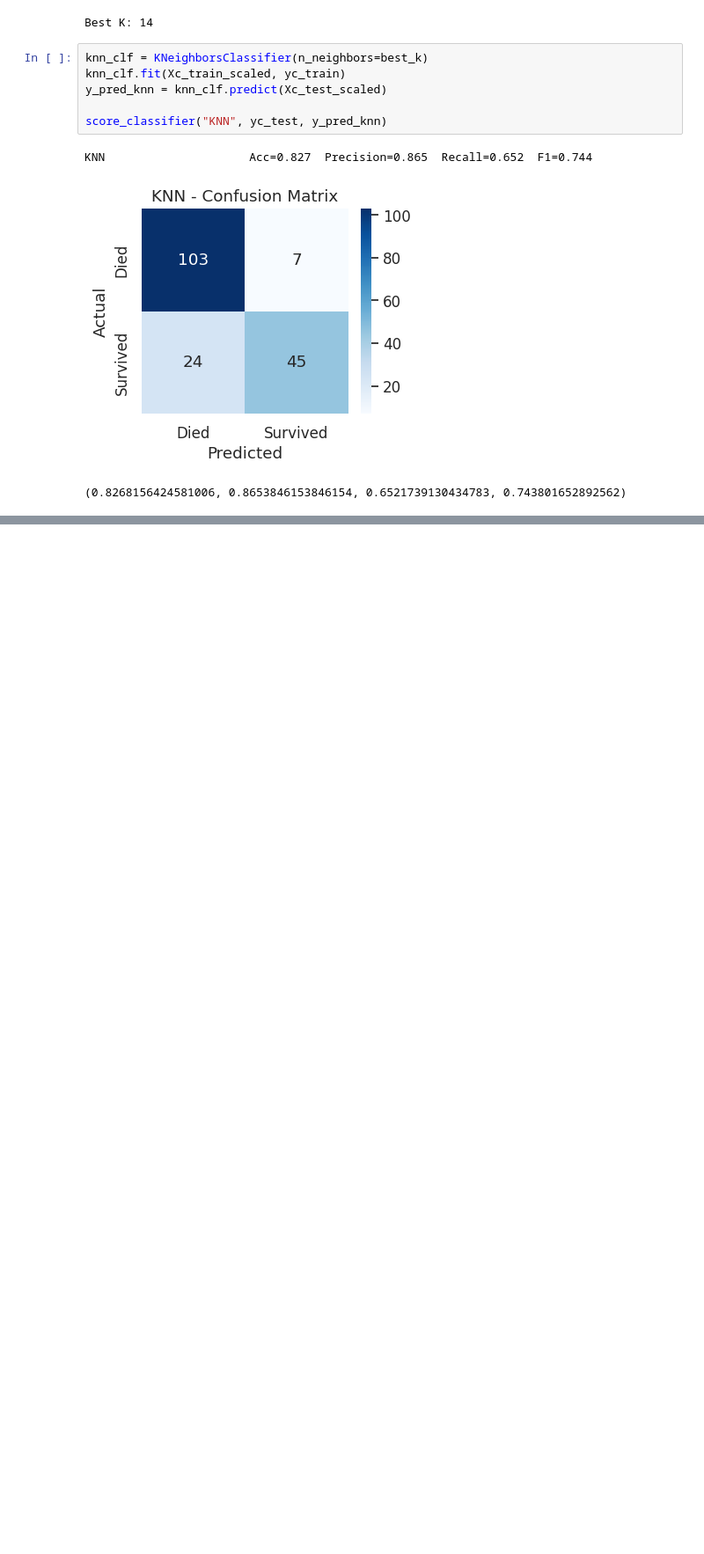
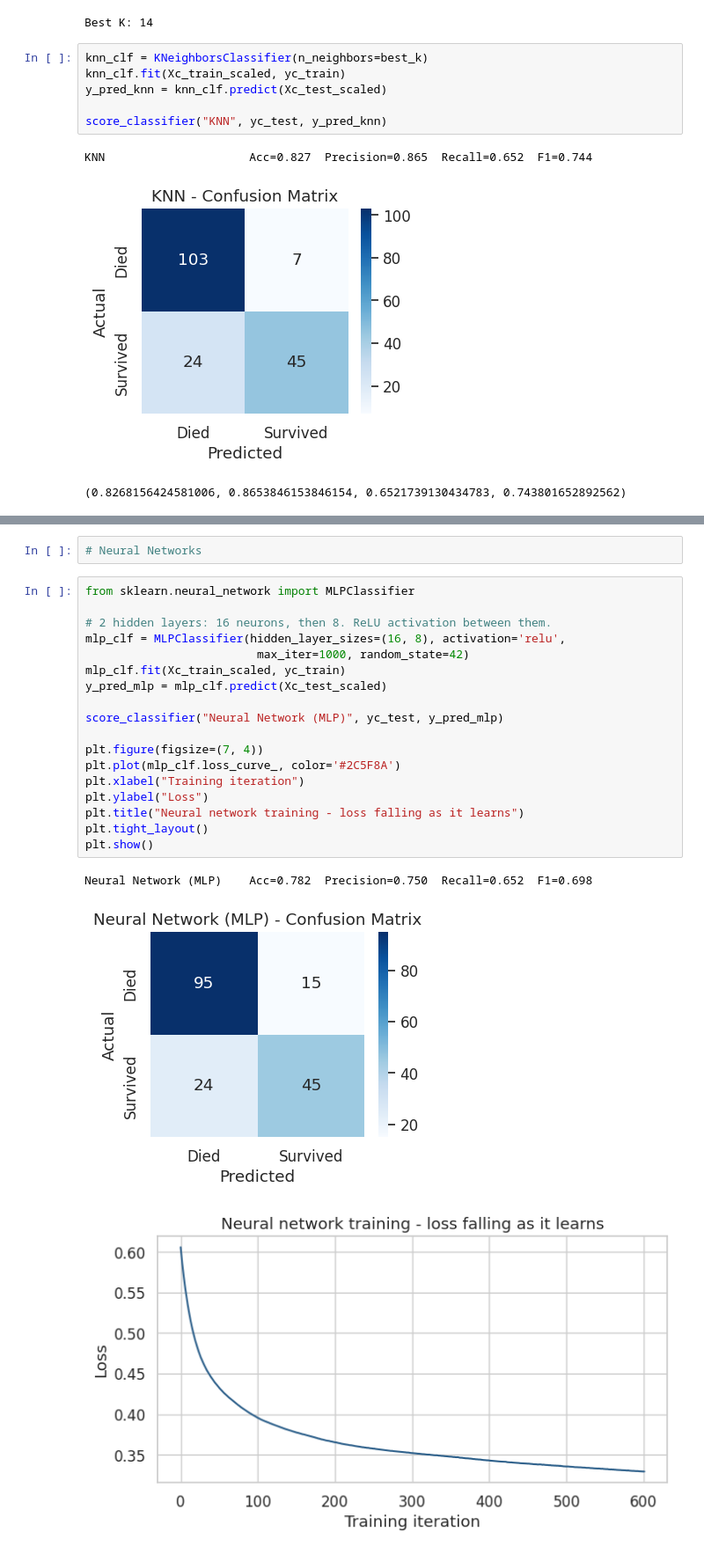
Before and after one commit to Erandi-Hans/Model-Traning-2, a Jupyter notebook: titanic.ipynb, the cells around one changed output, grey strips where cells are left out. Shown at 88% size. Saved outputs shown, nothing was run; the diff lists cells and outputs as text; blank space fills up the shorter version.

```diff
--- a/titanic.ipynb
+++ b/titanic.ipynb
@@ -342,0 +371,24 @@ NameError: name 'X_train_scaled' is not defined
+# %%
+# Neural Networks
+# %%
+from sklearn.neural_network import MLPClassifier
+
+# 2 hidden layers: 16 neurons, then 8. ReLU activation between them.
+mlp_clf = MLPClassifier(hidden_layer_sizes=(16, 8), activation='relu',
+                         max_iter=1000, random_state=42)
+mlp_clf.fit(Xc_train_scaled, yc_train)
+y_pred_mlp = mlp_clf.predict(Xc_test_scaled)
+
+score_classifier("Neural Network (MLP)", yc_test, y_pred_mlp)
+
+plt.figure(figsize=(7, 4))
+plt.plot(mlp_clf.loss_curve_, color='#2C5F8A')
+plt.xlabel("Training iteration")
+plt.ylabel("Loss")
+plt.title("Neural network training - loss falling as it learns")
+plt.tight_layout()
+plt.show()
+# %% [output]
+Neural Network (MLP)    Acc=0.782  Precision=0.750  Recall=0.652  F1=0.698
+[figure, added]
+[figure, added]
```
Also changed, not shown: parts of 5 cells of this notebook.
